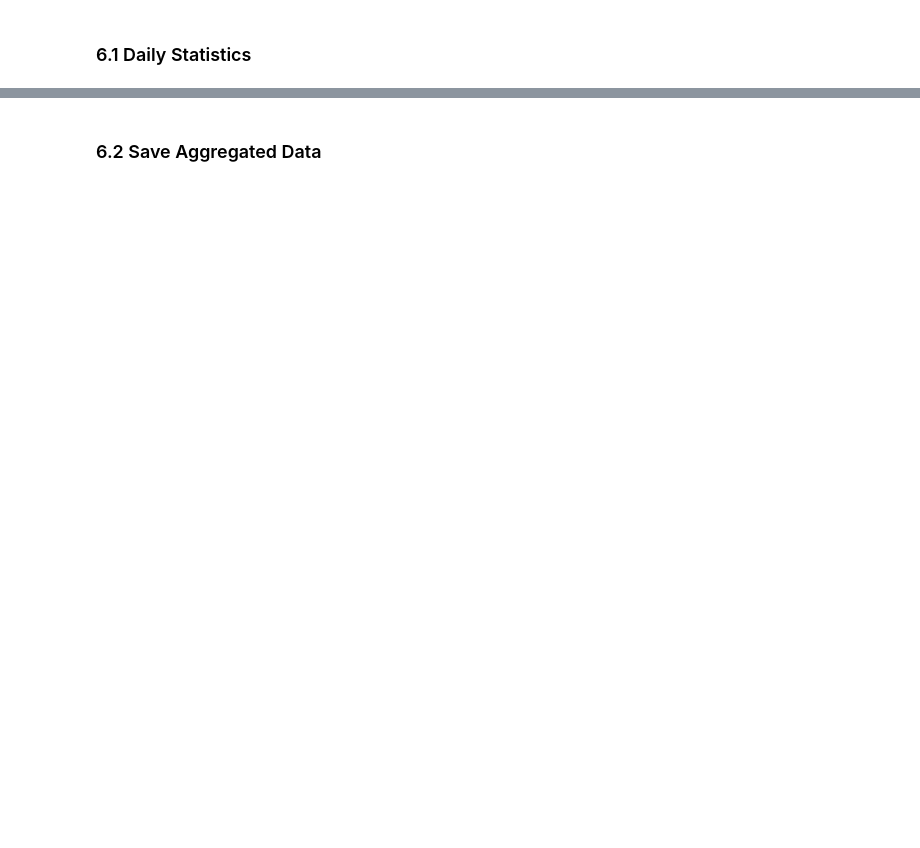
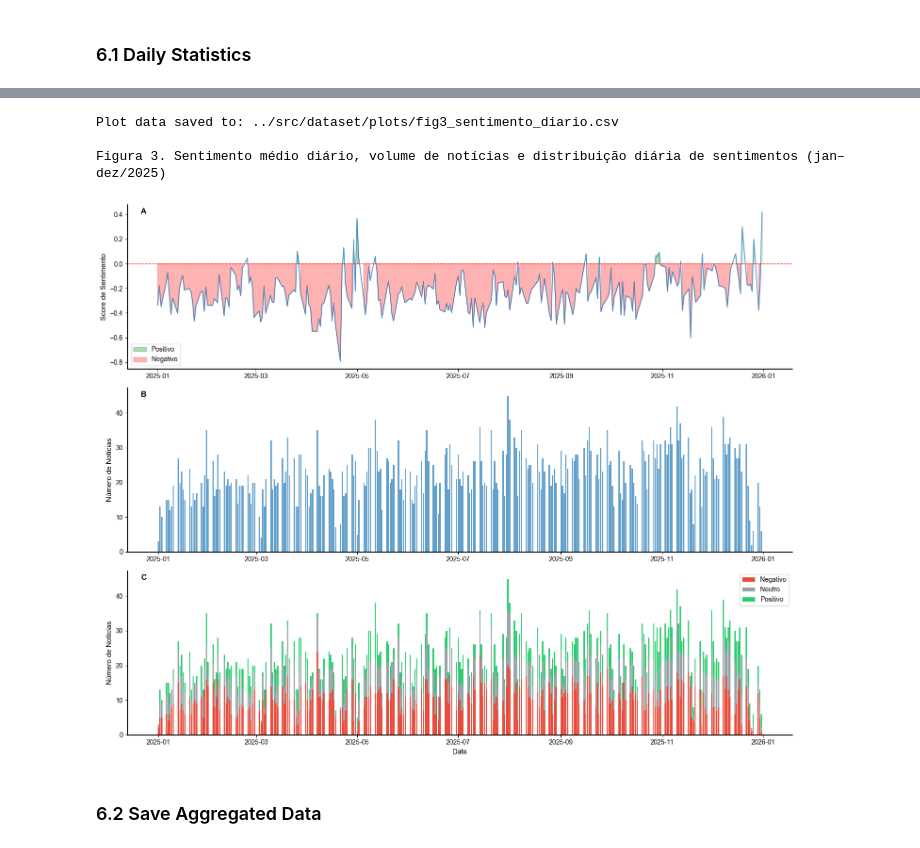
Before and after one commit to andrebpf/tcc-mba, a Jupyter notebook: notebooks/02_sentiment_analysis.ipynb, the cells around one changed output, grey strips where cells are left out. Cells and saved outputs as stored; diff of their text form; code cells hidden in the pictures; blank space fills up the shorter version.

```diff
--- a/notebooks/02_sentiment_analysis.ipynb
+++ b/notebooks/02_sentiment_analysis.ipynb
@@ -306,53 +555,58 @@ print(daily_sentiment['sentiment_momentum'].describe())
 # %%
+# Save plot data for future analysis
+df_fig3 = daily_sentiment[['date', 'sentiment_mean', 'news_count',
+                             'count_negative', 'count_neutral', 'count_positive']].copy()
+df_fig3.to_csv('../src/dataset/plots/fig3_sentimento_diario.csv', index=False)
+print("Plot data saved to: ../src/dataset/plots/fig3_sentimento_diario.csv")
+
+# Figure 3: Daily sentiment, volume, and distribution (3 panels)
+print("\nFigura 3. Sentimento médio diário, volume de notícias e distribuição diária "
+      "de sentimentos (jan–dez/2025)")
 fig, axes = plt.subplots(3, 1, figsize=(15, 12))
+fig.patch.set_facecolor('white')
 
-# 1. Daily average sentiment
+# A. Daily average sentiment
 axes[0].plot(daily_sentiment['date'], daily_sentiment['sentiment_mean'], linewidth=1.5, alpha=0.7)
 axes[0].axhline(y=0, color='red', linestyle='--', linewidth=1)
-axes[0].fill_between(
-    daily_sentiment['date'],
-    daily_sentiment['sentiment_mean'],
-    0,
-    where=(daily_sentiment['sentiment_mean'] > 0),
-    alpha=0.3,
-    color='green',
-    label='Positive'
-)
-axes[0].fill_between(
-    daily_sentiment['date'],
-    daily_sentiment['sentiment_mean'],
-    0,
-    where=(daily_sentiment['sentiment_mean'] <= 0),
-    alpha=0.3,
-    color='red',
-    label='Negative'
-)
-axes[0].set_title('Daily Average Sentiment', fontsize=14, fontweight='bold')
-axes[0].set_ylabel('Sentiment Score')
-axes[0].legend()
-axes[0].grid(True, alpha=0.3)
+axes[0].fill_between(daily_sentiment['date'], daily_sentiment['sentiment_mean'], 0,
+                     where=(daily_sentiment['sentiment_mean'] > 0),
+                     alpha=0.3, color='green', label='Positivo')
+axes[0].fill_between(daily_sentiment['date'], daily_sentiment['sentiment_mean'], 0,
+                     where=(daily_sentiment['sentiment_mean'] <= 0),
+                     alpha=0.3, color='red', label='Negativo')
+axes[0].set_ylabel('Score de Sentimento', fontname='Arial', fontsize=11, color='black')
+axes[0].legend(prop={'family': 'Arial', 'size': 10})
+format_axes(axes[0])
+label_panel(axes[0], 'A')
 
-# 2. News volume
+# B. News volume per day
 axes[1].bar(daily_sentiment['date'], daily_sentiment['news_count'], alpha=0.7)
-axes[1].set_title('News Volume per Day', fontsize=14, fontweight='bold')
-axes[1].set_ylabel('Number of News')
-axes[1].grid(True, alpha=0.3, axis='y')
+axes[1].set_ylabel('Número de Notícias', fontname='Arial', fontsize=11, color='black')
+format_axes(axes[1])
+label_panel(axes[1], 'B')
 
-# 3. Stacked sentiment distribution
-axes[2].bar(daily_sentiment['date'], daily_sentiment['count_negative'], label='Negative', color='#e74c3c')
+# C. Stacked daily sentiment distribution
+axes[2].bar(daily_sentiment['date'], daily_sentiment['count_negative'],
+            label='Negativo', color='#e74c3c')
 axes[2].bar(daily_sentiment['date'], daily_sentiment['count_neutral'],
-            bottom=daily_sentiment['count_negative'], label='Neutral', color='#95a5a6')
+            bottom=daily_sentiment['count_negative'],
+            label='Neutro', color='#95a5a6')
 axes[2].bar(daily_sentiment['date'], daily_sentiment['count_positive'],
             bottom=daily_sentiment['count_negative'] + daily_sentiment['count_neutral'],
-            label='Positive', color='#2ecc71')
-axes[2].set_title('Daily Sentiment Distribution', fontsize=14, fontweight='bold')
-axes[2].set_xlabel('Date')
-axes[2].set_ylabel('Number of News')
-axes[2].legend()
-axes[2].grid(True, alpha=0.3, axis='y')
+            label='Positivo', color='#2ecc71')
+axes[2].set_xlabel('Data', fontname='Arial', fontsize=11, color='black')
+axes[2].set_ylabel('Número de Notícias', fontname='Arial', fontsize=11, color='black')
+axes[2].legend(prop={'family': 'Arial', 'size': 10})
+format_axes(axes[2])
+label_panel(axes[2], 'C')
 
 plt.tight_layout()
 plt.show()
+# %% [output]
+Plot data saved to: ../src/dataset/plots/fig3_sentimento_diario.csv
+
+Figura 3. Sentimento médio diário, volume de notícias e distribuição diária de sentimentos (jan–dez/2025)
+[figure, added]
 # %% [markdown]
 ### 6.2 Save Aggregated Data
 # %%
```
Also changed, not shown: parts of 16 cells of this notebook, 5 other files.
